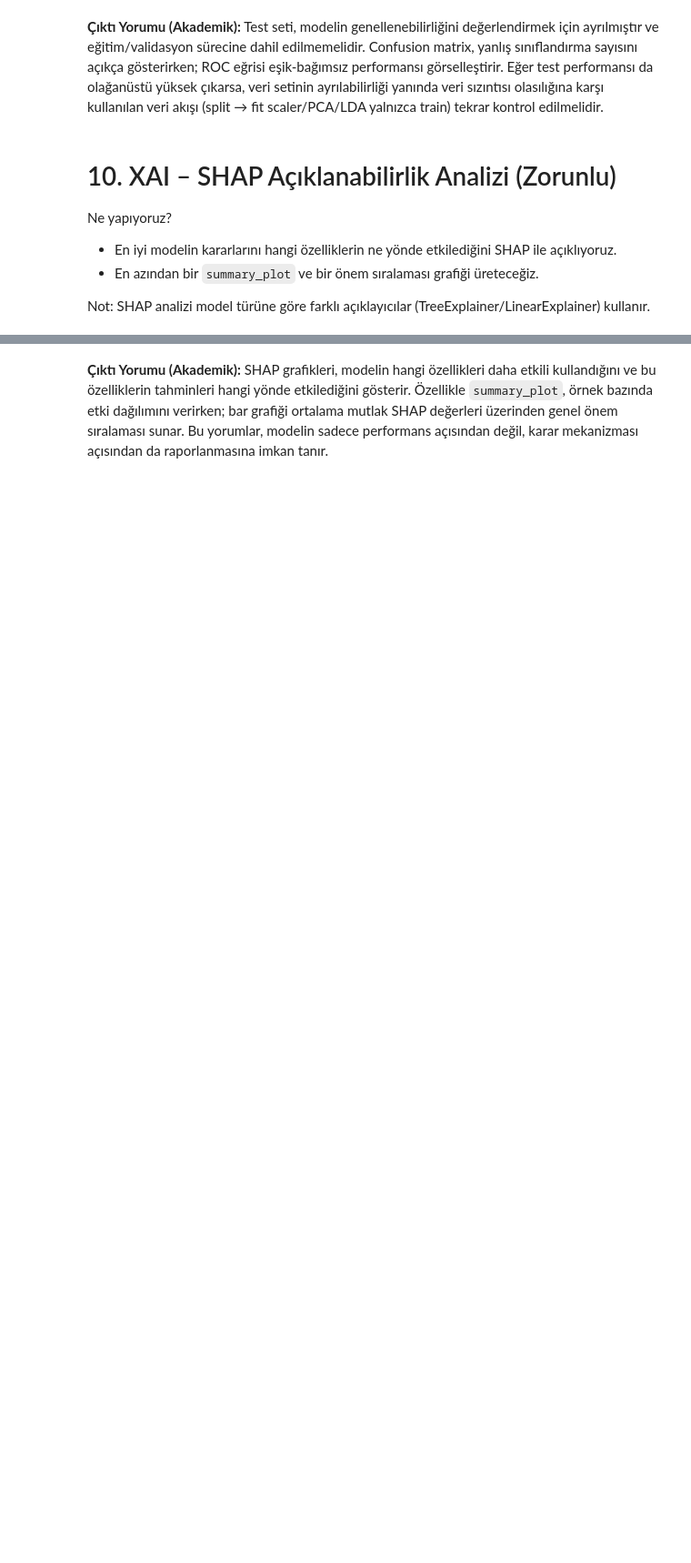
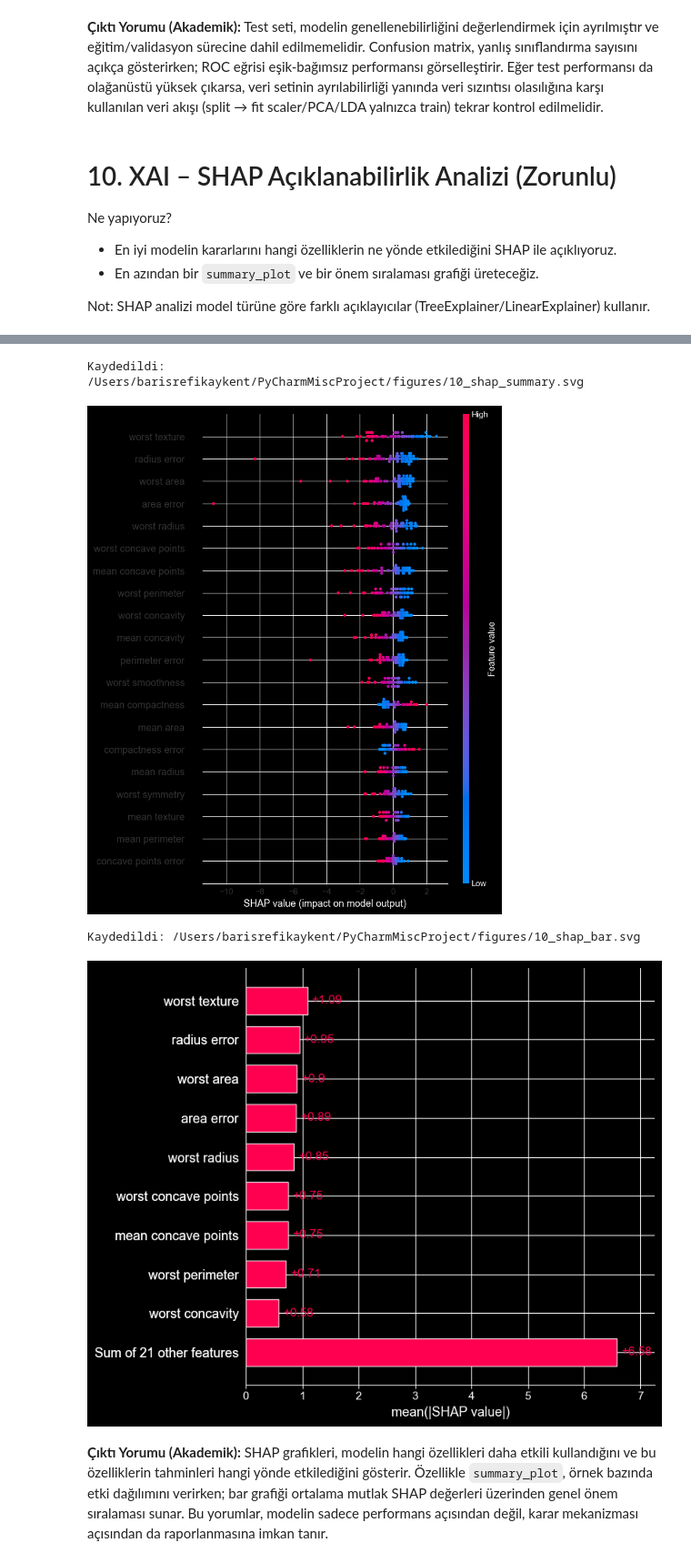
Before and after one commit to barisaykent-spec/ML_Exam_Folder, a Jupyter notebook: notebooks/01_breast_cancer_baslangic.ipynb, the cells around one changed output, grey strips where cells are left out. Shown at 91% size. Saved outputs shown, nothing was run; the diff lists cells and outputs as text; code cells hidden in the pictures; blank space fills up the shorter version.

Commit message:
ML project final version with SHAP

```diff
--- a/notebooks/01_breast_cancer_baslangic.ipynb
+++ b/notebooks/01_breast_cancer_baslangic.ipynb
@@ -644,49 +957,68 @@ print('SHAP hazır mı?:', shap_var)
 # %%
 # SHAP analizi (uygun model türlerinde)
+import shap
+import numpy as np
+import pandas as pd
+import matplotlib.pyplot as plt
+
+# SHAP analizi
 if not shap_var:
     print('SHAP kurulumu olmadığı için bu adım atlandı.')
 else:
-    # Temsile göre özellik isimleri belirleyelim
+    # Temsile göre test verisi ve özellik isimleri
     if secili_temsil == 'Ham (Ölçeklendirilmiş)':
-        X_test_for_shap = X_test_scaled.copy()
-        feature_names = list(X.columns)
+        X_test_for_shap = Xte.copy()
+        if not isinstance(X_test_for_shap, pd.DataFrame):
+            X_test_for_shap = pd.DataFrame(X_test_for_shap, columns=X.columns)
+        feature_names = list(X_test_for_shap.columns)
+
     elif secili_temsil == 'PCA':
-        X_test_for_shap = pd.DataFrame(X_test_pca, columns=[f'PC{i+1}' for i in range(X_test_pca.shape[1])])
+        X_test_for_shap = pd.DataFrame(
+            Xte,
+            columns=[f'PC{i+1}' for i in range(Xte.shape[1])]
+        )
         feature_names = list(X_test_for_shap.columns)
-    else:
-        X_test_for_shap = pd.DataFrame(X_test_lda, columns=['LD1'])
-        feature_names = ['LD1']
 
-    # Hesap maliyetini sınırlamak için küçük bir örneklem alıyorum
+    else:  # LDA
+        X_test_for_shap = pd.DataFrame(
+            Xte,
+            columns=[f'LD{i+1}' for i in range(Xte.shape[1])]
+        )
+        feature_names = list(X_test_for_shap.columns)
+
+    # Örneklem al
     X_sample = X_test_for_shap.sample(n=min(200, len(X_test_for_shap)), random_state=42)
 
     model_for_shap = model_final
 
     try:
-        # Ağaç tabanlı modeller için
-        explainer = shap.TreeExplainer(model_for_shap)
-        shap_values = explainer.shap_values(X_sample)
-        # Binary classification için shap bazen liste döner
-        if isinstance(shap_values, list):
-            shap_vals = shap_values[1]
-        else:
-            shap_vals = shap_values
+        # Genel ve güvenli kullanım
+        explainer = shap.Explainer(model_for_shap, X_sample)
+        shap_values = explainer(X_sample)
 
-        shap.summary_plot(shap_vals, X_sample, feature_names=feature_names, show=False)
+        # Summary plot
+        shap.summary_plot(shap_values, X_sample, feature_names=feature_names, show=False)
         cikis = figures_dir / '10_shap_summary.svg'
         plt.tight_layout()
         plt.savefig(cikis)
         print('Kaydedildi:', cikis.resolve())
         plt.show()
 
-        shap.summary_plot(shap_vals, X_sample, feature_names=feature_names, plot_type='bar', show=False)
+        # Bar plot
+        shap.plots.bar(shap_values, show=False)
         cikis = figures_dir / '10_shap_bar.svg'
         plt.tight_layout()
         plt.savefig(cikis)
         print('Kaydedildi:', cikis.resolve())
         plt.show()
+
     except Exception as e:
-        print('SHAP bu model/temsil için otomatik çalışmadı. Hata:', e)
+        print('SHAP bu model/temsil için çalışmadı. Hata:', e)
+# %% [output]
+Kaydedildi: /Users/barisrefikaykent/PyCharmMiscProject/figures/10_shap_summary.svg
+[figure, added]
+Kaydedildi: /Users/barisrefikaykent/PyCharmMiscProject/figures/10_shap_bar.svg
+[figure, added]
 # %% [markdown]
 **Çıktı Yorumu (Akademik):**
 SHAP grafikleri, modelin hangi özellikleri daha etkili kullandığını ve bu özelliklerin tahminleri hangi yönde etkilediğini gösterir.
```
Also changed, not shown: parts of 34 cells of this notebook.
